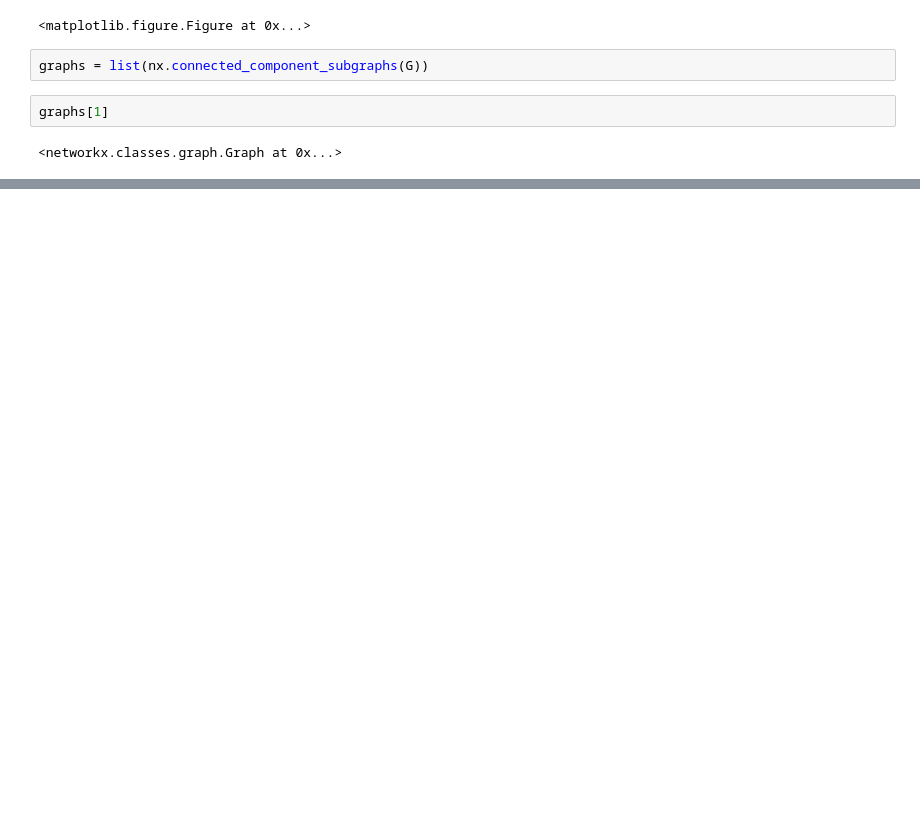
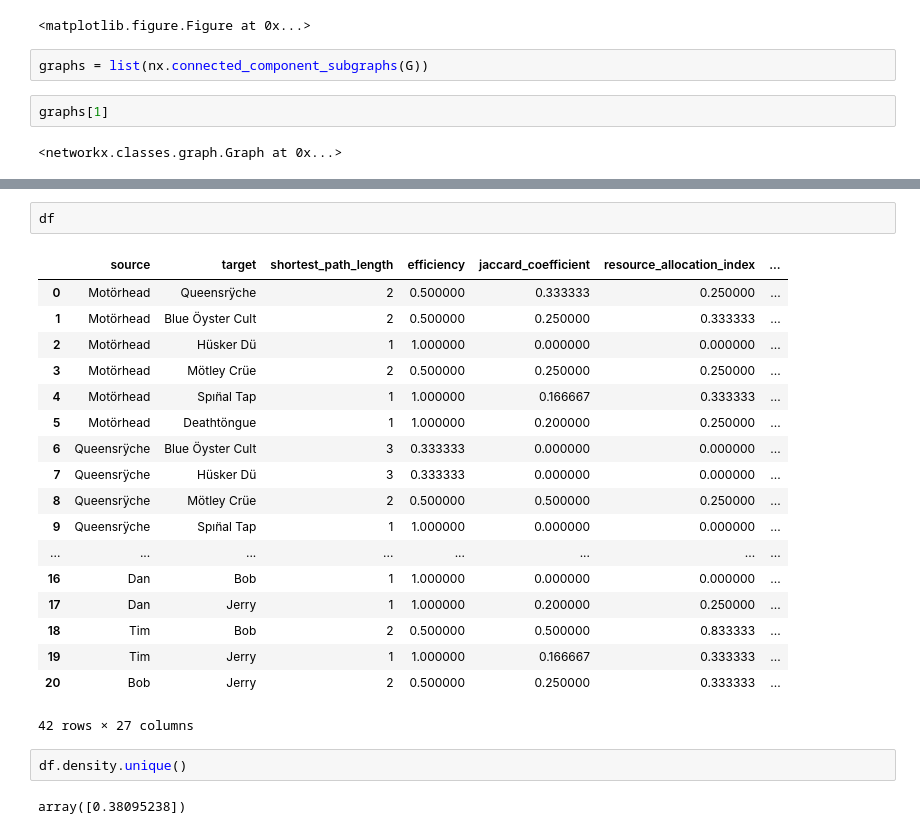
Before and after one commit to Ewen2015/DataScienceNotes, a Jupyter notebook: network/graphicML_test.ipynb, the cells around one changed output, grey strips where cells are left out. Cells and saved outputs as stored; diff of their text form; blank space fills up the shorter version.

```diff
--- a/network/graphicML_test.ipynb
+++ b/network/graphicML_test.ipynb
@@ -191,0 +217,25 @@ df.head()
+# %%
+df
+# %% [output]
+|  | source | target | shortest_path_length | efficiency | jaccard_coefficient | resource_allocation_index | ... |
+| 0 | Motörhead | Queensrÿche | 2 | 0.500000 | 0.333333 | 0.250000 | ... |
+| 1 | Motörhead | Blue Öyster Cult | 2 | 0.500000 | 0.250000 | 0.333333 | ... |
+| 2 | Motörhead | Hüsker Dü | 1 | 1.000000 | 0.000000 | 0.000000 | ... |
+| 3 | Motörhead | Mötley Crüe | 2 | 0.500000 | 0.250000 | 0.250000 | ... |
+| 4 | Motörhead | Spın̈al Tap | 1 | 1.000000 | 0.166667 | 0.333333 | ... |
+| 5 | Motörhead | Deathtöngue | 1 | 1.000000 | 0.200000 | 0.250000 | ... |
+| 6 | Queensrÿche | Blue Öyster Cult | 3 | 0.333333 | 0.000000 | 0.000000 | ... |
+| 7 | Queensrÿche | Hüsker Dü | 3 | 0.333333 | 0.000000 | 0.000000 | ... |
+| 8 | Queensrÿche | Mötley Crüe | 2 | 0.500000 | 0.500000 | 0.250000 | ... |
+| 9 | Queensrÿche | Spın̈al Tap | 1 | 1.000000 | 0.000000 | 0.000000 | ... |
+| ... | ... | ... | ... | ... | ... | ... | ... |
+| 16 | Dan | Bob | 1 | 1.000000 | 0.000000 | 0.000000 | ... |
+| 17 | Dan | Jerry | 1 | 1.000000 | 0.200000 | 0.250000 | ... |
+| 18 | Tim | Bob | 2 | 0.500000 | 0.500000 | 0.833333 | ... |
+| 19 | Tim | Jerry | 1 | 1.000000 | 0.166667 | 0.333333 | ... |
+| 20 | Bob | Jerry | 2 | 0.500000 | 0.250000 | 0.333333 | ... |
+42 rows × 27 columns
+# %%
+df.density.unique()
+# %% [output]
+array([0.38095238])
```
Also changed, not shown: parts of 11 cells of this notebook, 5 other files.
